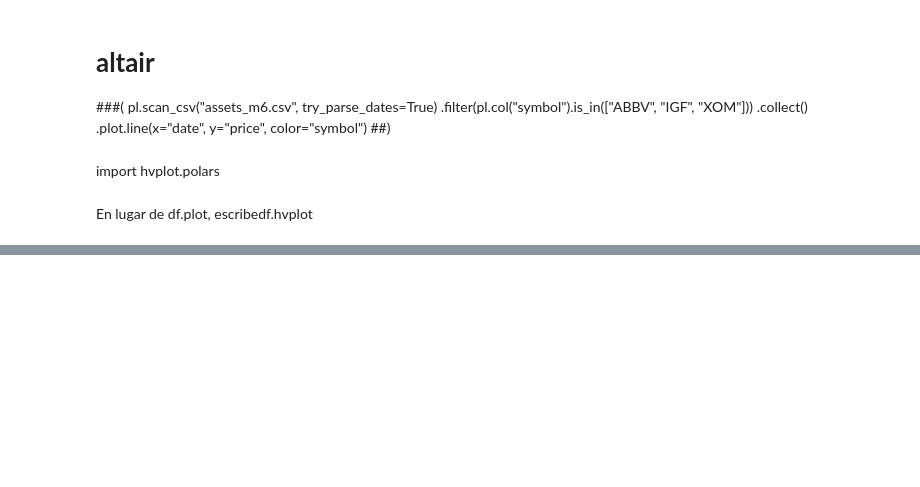
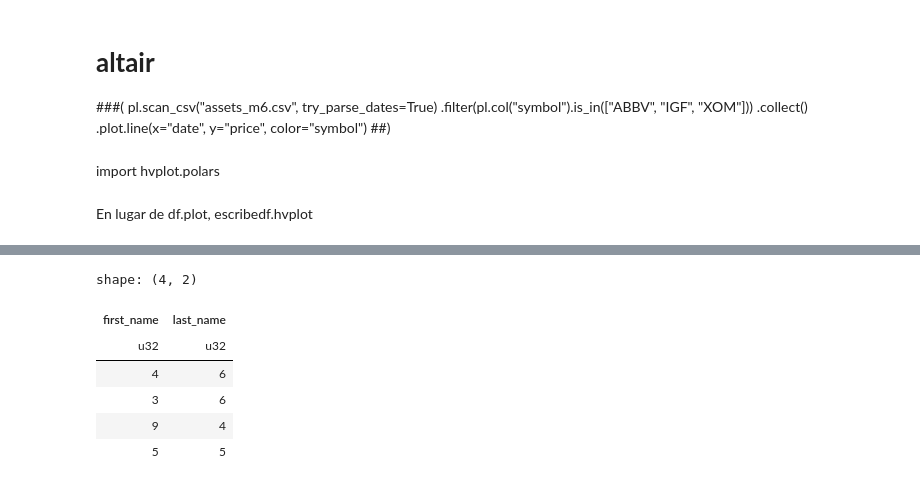
Before and after one commit to Viny2030/polars, a Jupyter notebook: The_Polar_Express_Cheatsheet___polars_🐻_❄️.ipynb, the cells around one changed output, grey strips where cells are left out. Drawn from its saved outputs; the diff is of its cells as text; code cells hidden in the pictures; blank space fills up the shorter version.

```diff
--- a/The_Polar_Express_Cheatsheet___polars_🐻_❄️.ipynb
+++ b/The_Polar_Express_Cheatsheet___polars_🐻_❄️.ipynb
@@ -2715,0 +2741,19 @@ En lugar de df.plot, escribedf.hvplot
+# %%
+df = pl.DataFrame(
+    {
+        "first_name": ["Anne", "Abe", "Anastasia", "Anton"],
+        "last_name": ["Holmes", "Watson", "Kent", "Wayne"],
+    }
+)
+df.select(
+    pl.col("first_name").str.len_chars(),  # 1.
+    pl.col("last_name").str.len_chars(),   # 2.
+)
+# %% [output]
+shape: (4, 2)
+| first_name | last_name |
+| u32 | u32 |
+| 4 | 6 |
+| 3 | 6 |
+| 9 | 4 |
+| 5 | 5 |
```
Also changed, not shown: parts of 38 cells of this notebook.
